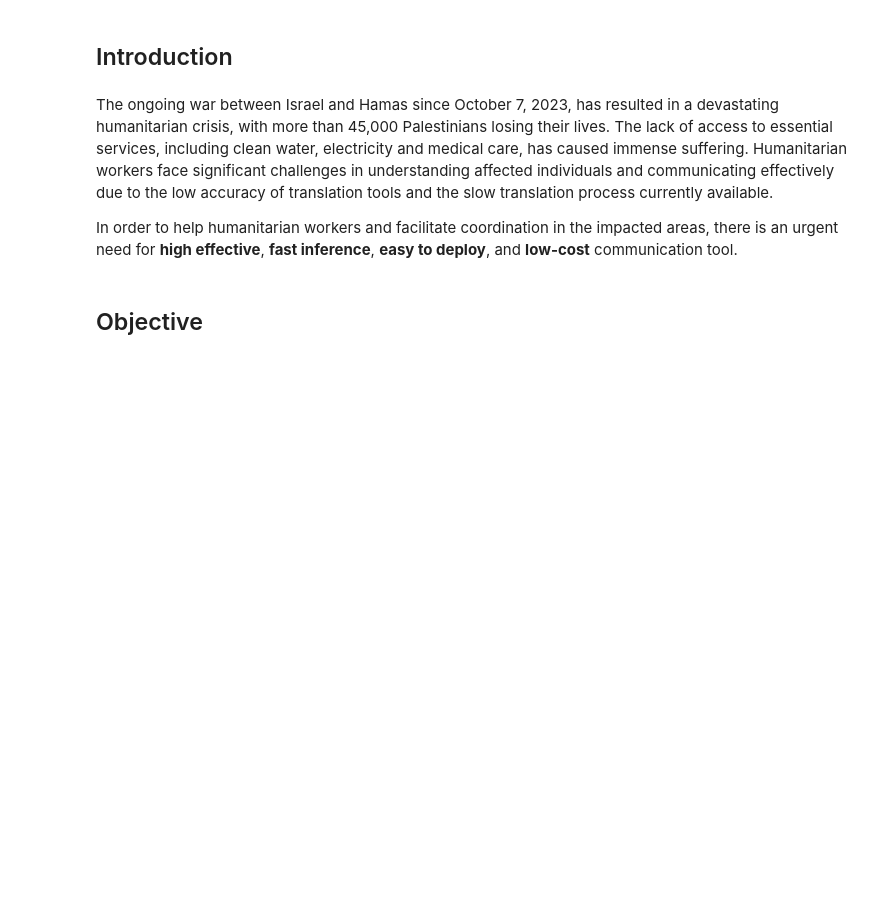
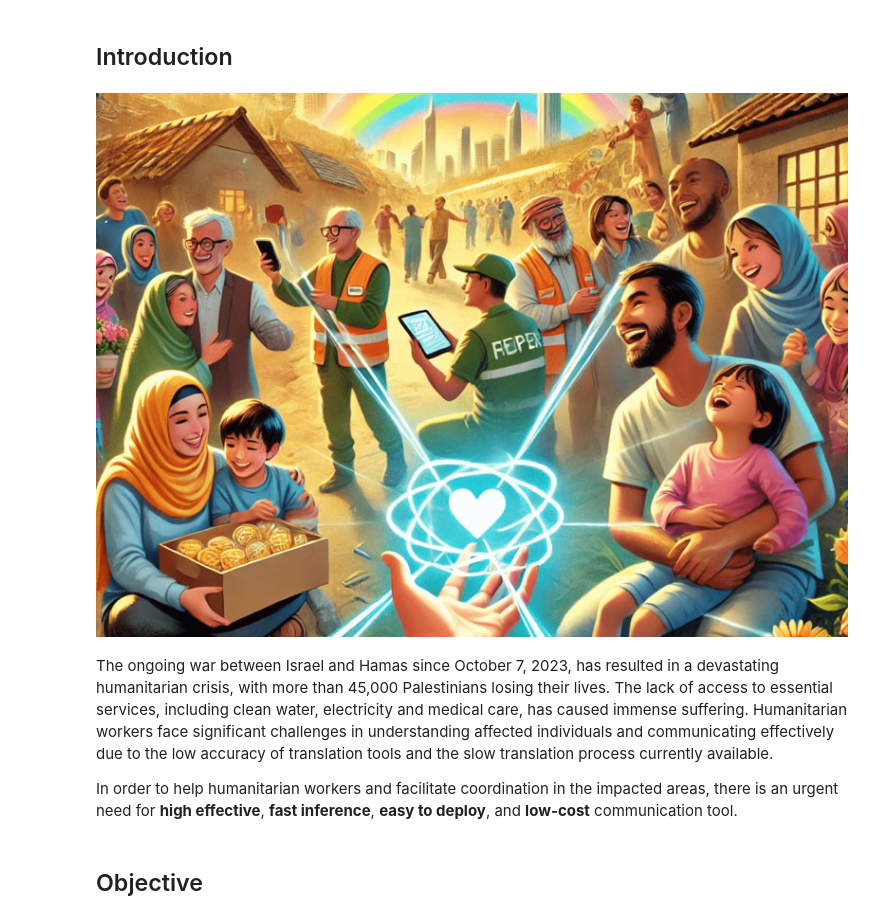
Before and after one commit to jackren0000/Google---Unlock-Global-Communication-with-Gemma, a Jupyter notebook: finetuninggemma2-customizeddataset.ipynb, the cells around one changed output. Cells and saved outputs as stored; diff of their text form; code cells hidden in the pictures; blank space fills up the shorter version.

```diff
--- a/finetuninggemma2-customizeddataset.ipynb
+++ b/finetuninggemma2-customizeddataset.ipynb
@@ -1,5 +1,11 @@
 # %% [markdown]
 ## Introduction
+# %%
+!wget --no-check-certificate "https://drive.google.com/uc?id=1p7qC8BhJw_oL6ciSpMOfPON2ww0hO8QR" -O image.jpg > /dev/null 2>&1
+from IPython.display import Image, display
+display(Image(filename="image.jpg"))
+# %% [output]
+[figure, added]
 # %% [markdown]
 The ongoing war between Israel and Hamas since October 7, 2023, has resulted in a devastating humanitarian crisis, with more than 45,000 Palestinians losing their lives. The lack of access to essential services, including clean water, electricity and medical care, has caused immense suffering. Humanitarian workers face significant challenges in understanding affected individuals and communicating effectively due to the low accuracy of translation tools and the slow translation process currently available.
 
```
Also changed, not shown: parts of 8 cells of this notebook.
